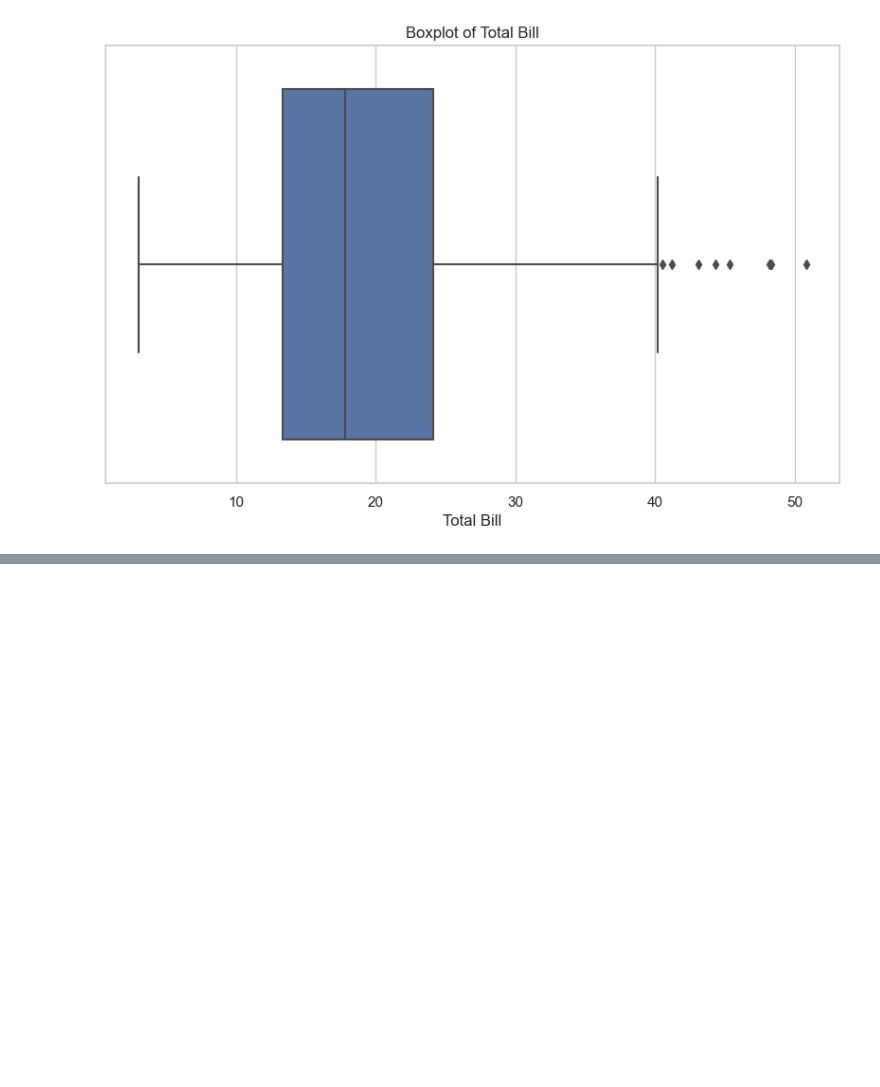
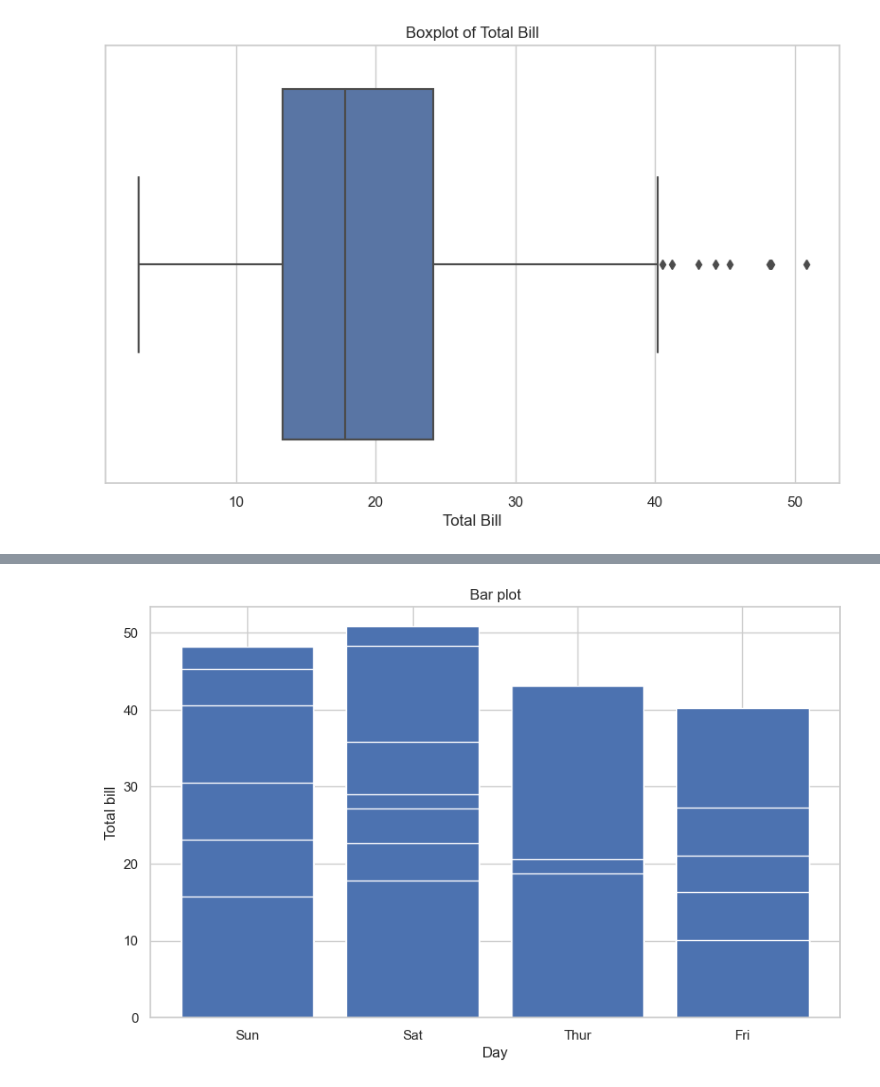
Before and after one commit to azartechnet/SanjithaBatch, a Jupyter notebook: DataVisualizationTechniques.ipynb, the cells around one changed output, grey strips where cells are left out. Cells and saved outputs as stored; diff of their text form; code cells hidden in the pictures; blank space fills up the shorter version.

```diff
--- a/DataVisualizationTechniques.ipynb
+++ b/DataVisualizationTechniques.ipynb
@@ -55,0 +76,10 @@ plt.show()
+# %%
+plt.figure(figsize=(10,6))
+#sns.barplot(x='day',y='total_bill',data=tips)
+plt.bar(tips['day'],tips['total_bill'])
+plt.xlabel('Day')
+plt.ylabel('Total bill')
+plt.title('Bar plot')
+plt.show()
+# %% [output]
+[figure, added]
```
Also changed, not shown: parts of 11 cells of this notebook.
